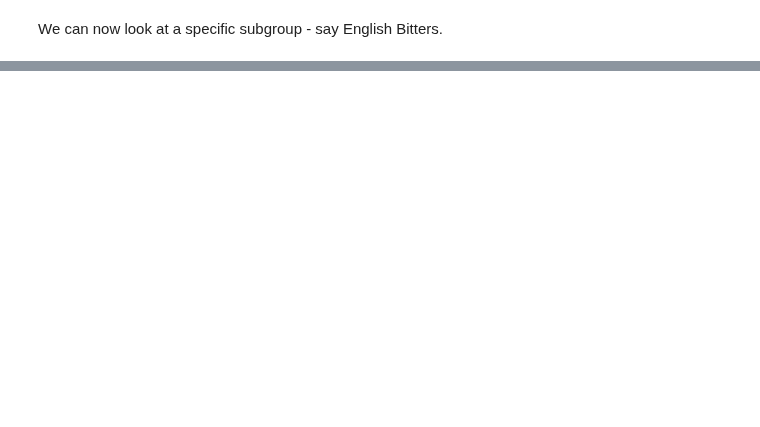
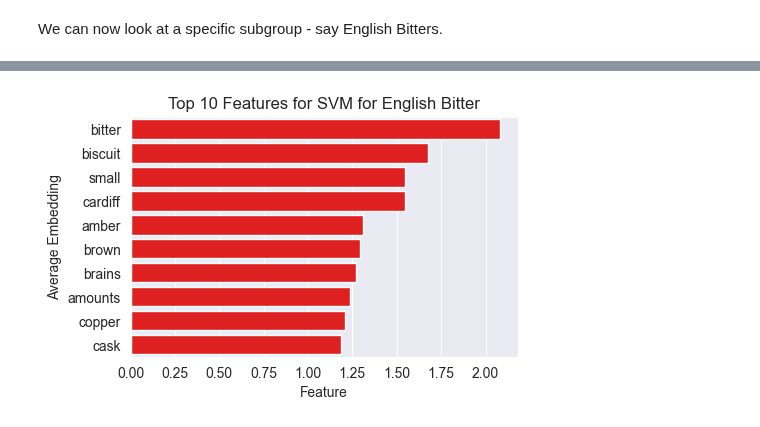
Before and after one commit to epfl-ada/ada-2023-project-blackada, a Jupyter notebook: playground/interpretability.ipynb, the cells around one changed output, grey strips where cells are left out. Cells and saved outputs as stored; diff of their text form; code cells hidden in the pictures; blank space fills up the shorter version.

```diff
--- a/playground/interpretability.ipynb
+++ b/playground/interpretability.ipynb
@@ -236,0 +233,18 @@ print(f"Test Accuracy: {svm.score(X_test, y_test)}")
+# %%
+top_k = 10
+# Get the top 10 features for the SVM
+svm_weights = svm.coef_[0]
+top_k_embeddings = np.argsort(svm_weights)[::-1][:top_k]
+top_k_features = np.array(embedder.get_feature_names())[top_k_embeddings]
+
+# Plot the top 10 features for the SVM
+fig, ax = plt.subplots(figsize=(5, top_k / 3))
+
+sns.barplot(y=top_k_features, x=svm_weights[top_k_embeddings], ax=ax, orient="h", color="r")
+ax.set_title(f"Top {top_k} Features for SVM for {style}")
+ax.set_xlabel("Feature")
+ax.set_ylabel("Average Embedding")
+plt.tight_layout()
+plt.show()
+# %% [output]
+[figure, added]
```
Also changed, not shown: parts of 5 cells of this notebook.
